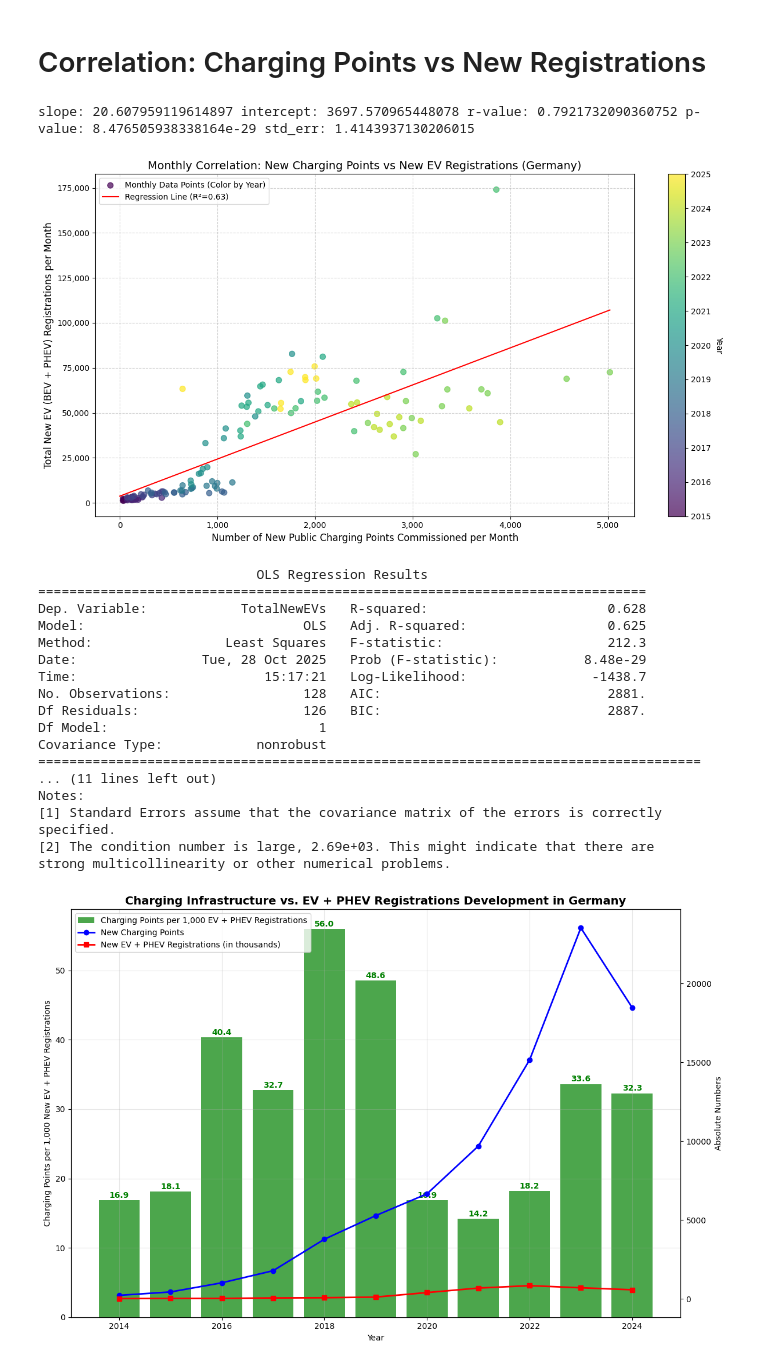
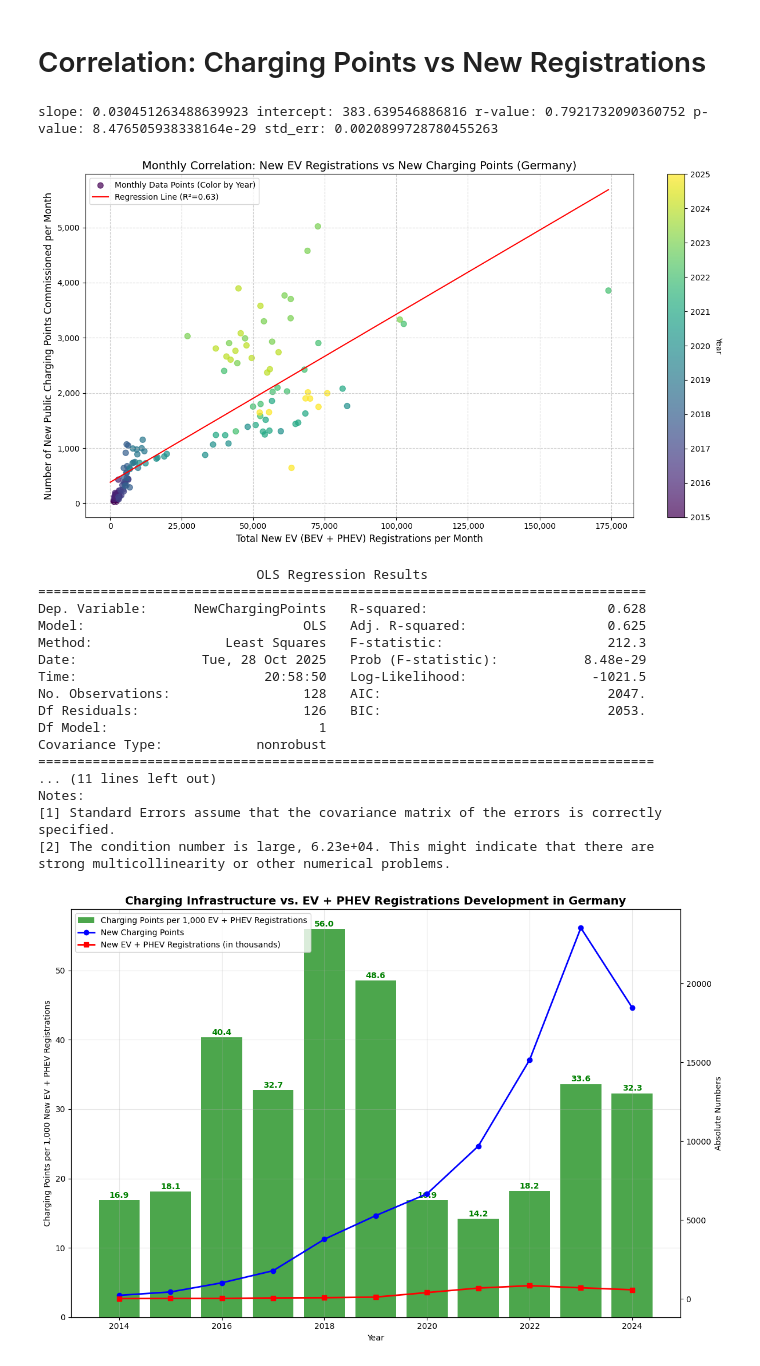
Before and after one commit to Florian-Robrecht/da-project, a Jupyter notebook: Group_Intro2DA.ipynb, the cells around one changed output. Cells and saved outputs as stored; diff of their text form; code cells hidden in the pictures.

Commit message:
adapted regression variables

```diff
--- a/Group_Intro2DA.ipynb
+++ b/Group_Intro2DA.ipynb
@@ -554,8 +554,9 @@ start_analysis_date = pd.to_datetime("2015-01-01")
 
 merged_monthly = merged_monthly[merged_monthly["Date"] >= start_analysis_date].copy()
 
+# Swapped: TotalNewEVs is now independent (X), NewChargingPoints is dependent (Y)
 slope, intercept, r_value, p_value, std_err = linregress(
-    merged_monthly["NewChargingPoints"], merged_monthly["TotalNewEVs"]
+    merged_monthly["TotalNewEVs"], merged_monthly["NewChargingPoints"]
 )
 print(
     "slope:",
@@ -573,66 +574,67 @@ print(
 plt.figure(figsize=(13, 7))
 
 scatter = plt.scatter(
+    merged_monthly["TotalNewEVs"],
     merged_monthly["NewChargingPoints"],
-    merged_monthly["TotalNewEVs"],
     c=merged_monthly["Year"],
     cmap="viridis",
     label="Monthly Data Points (Color by Year)",
     alpha=0.7,  # Make points slightly transparent
     s=50,
 )
 
 cbar = plt.colorbar(scatter)
 cbar.set_label("Year", rotation=270, labelpad=15)
 unique_years = sorted(merged_monthly["Year"].unique())
 cbar.set_ticks(unique_years)
 
-x_line = np.array([0, merged_monthly["NewChargingPoints"].max()])
+x_line = np.array([0, merged_monthly["TotalNewEVs"].max()])
 y_line = intercept + slope * x_line
 plt.plot(x_line, y_line, "r-", label=f"Regression Line (R²={r_value**2:.2f})")
 
 plt.title(
-    "Monthly Correlation: New Charging Points vs New EV Registrations (Germany)",
+    "Monthly Correlation: New EV Registrations vs New Charging Points (Germany)",
     fontsize=14,
 )
-plt.xlabel("Number of New Public Charging Points Commissioned per Month", fontsize=12)
-plt.ylabel("Total New EV (BEV + PHEV) Registrations per Month", fontsize=12)
+plt.xlabel("Total New EV (BEV + PHEV) Registrations per Month", fontsize=12)
+plt.ylabel("Number of New Public Charging Points Commissioned per Month", fontsize=12)
 
 formatter = ticker.FuncFormatter(lambda x, p: format(int(x), ","))
 plt.gca().xaxis.set_major_formatter(formatter)
 plt.gca().yaxis.set_major_formatter(formatter)
 
 plt.legend()
 plt.grid(True, linestyle="--", alpha=0.6)
 plt.tight_layout()
 
 plt.show()
 # %% [output]
-slope: 20.607959119614897 intercept: 3697.570965448078 r-value: 0.7921732090360752 p-value: 8.476505938338164e-29 std_err: 1.4143937130206015
+slope: 0.030451263488639923 intercept: 383.639546886816 r-value: 0.7921732090360752 p-value: 8.476505938338164e-29 std_err: 0.0020899728780455263
-[figure, old version]
+[figure, new version]
 # %%
-X = merged_monthly[["NewChargingPoints"]]
+# Swapped: TotalNewEVs is now independent (X), NewChargingPoints is dependent (Y)
+X = merged_monthly[["TotalNewEVs"]]
 X = sm.add_constant(X)
-y = merged_monthly["TotalNewEVs"]
+y = merged_monthly["NewChargingPoints"]
 model = sm.OLS(y, X).fit()
 print(model.summary())
 # %% [output]
                             OLS Regression Results
 ==============================================================================
-Dep. Variable:            TotalNewEVs   R-squared:                       0.628
+Dep. Variable:      NewChargingPoints   R-squared:                       0.628
 Model:                            OLS   Adj. R-squared:                  0.625
 Method:                 Least Squares   F-statistic:                     212.3
 Date:                Tue, 28 Oct 2025   Prob (F-statistic):           8.48e-29
-Time:                        15:17:21   Log-Likelihood:                -1438.7
-No. Observations:                 128   AIC:                             2881.
-Df Residuals:                     126   BIC:                             2887.
+Time:                        20:58:50   Log-Likelihood:                -1021.5
+No. Observations:                 128   AIC:                             2047.
+Df Residuals:                     126   BIC:                             2053.
 Df Model:                           1
 Covariance Type:            nonrobust
-=====================================================================================
+===============================================================================
 ... (11 lines left out)
 Notes:
 [1] Standard Errors assume that the covariance matrix of the errors is correctly specified.
-[2] The condition number is large, 2.69e+03. This might indicate that there are
+[2] The condition number is large, 6.23e+04. This might indicate that there are
 strong multicollinearity or other numerical problems.
 # %%
 yearly_registrations = (
```
Also changed, not shown: 1 other file.
